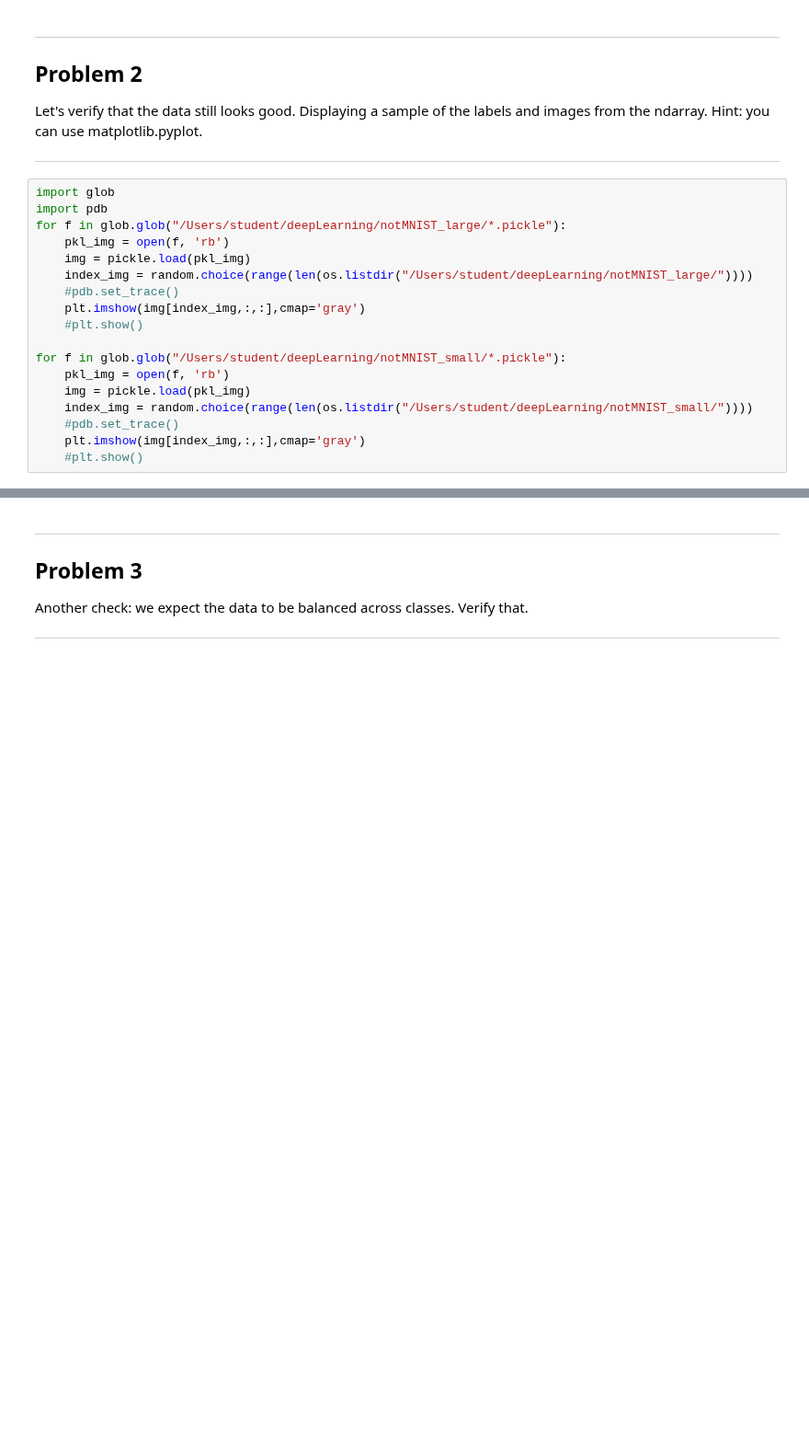
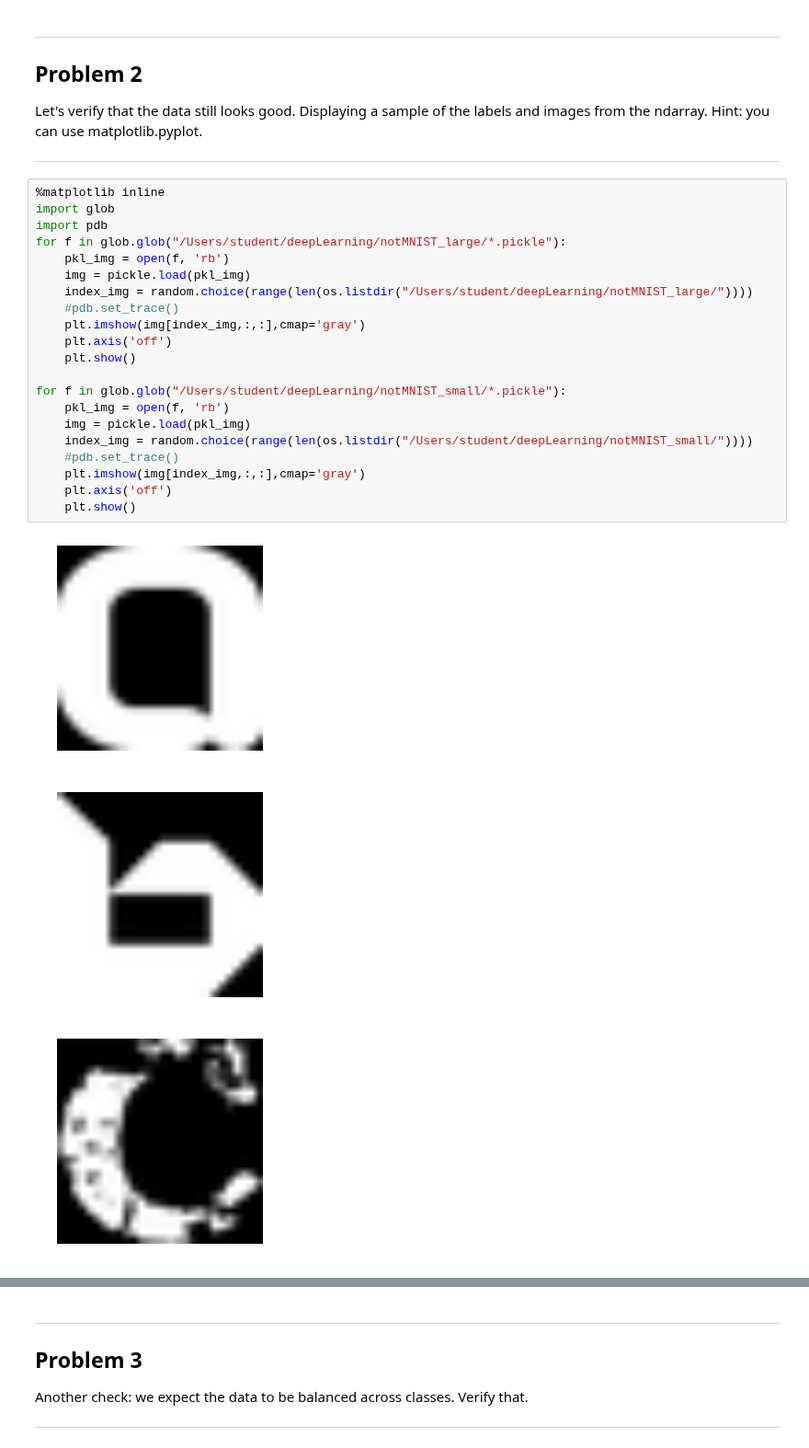
Before and after one commit to 01bui/Deep-Learning-Udacity, a Jupyter notebook: 1_notmnist.ipynb, the cells around one changed output, grey strips where cells are left out. Shown at 92% size. Cells and saved outputs as stored; diff of their text form; blank space fills up the shorter version.

```diff
--- a/1_notmnist.ipynb
+++ b/1_notmnist.ipynb
@@ -188,20 +204,27 @@ Let's verify that the data still looks good. Displaying a sample of the labels a
 
 ---
 # %%
+%matplotlib inline
 import glob
 import pdb
 for f in glob.glob("/Users/student/deepLearning/notMNIST_large/*.pickle"):
     pkl_img = open(f, 'rb')
     img = pickle.load(pkl_img)
     index_img = random.choice(range(len(os.listdir("/Users/student/deepLearning/notMNIST_large/"))))
     #pdb.set_trace()
     plt.imshow(img[index_img,:,:],cmap='gray')
-    #plt.show()
+    plt.axis('off')
+    plt.show()
 
 for f in glob.glob("/Users/student/deepLearning/notMNIST_small/*.pickle"):
     pkl_img = open(f, 'rb')
     img = pickle.load(pkl_img)
     index_img = random.choice(range(len(os.listdir("/Users/student/deepLearning/notMNIST_small/"))))
     #pdb.set_trace()
     plt.imshow(img[index_img,:,:],cmap='gray')
-    #plt.show()
+    plt.axis('off')
+    plt.show()
+# %% [output]
+[figure, added]
+[figure, added]
+[figure, added]
```
Also changed, not shown: parts of 10 cells of this notebook.
